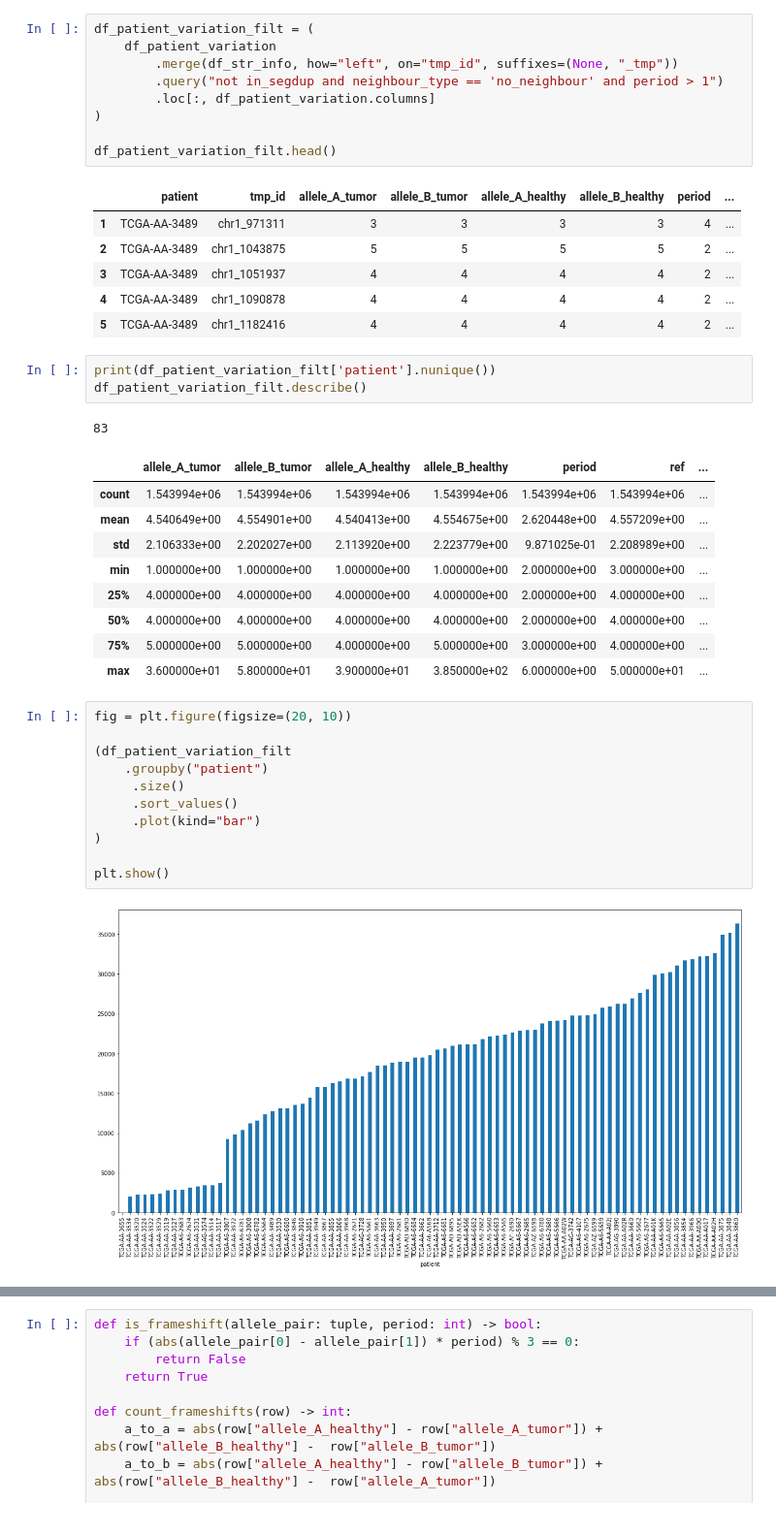
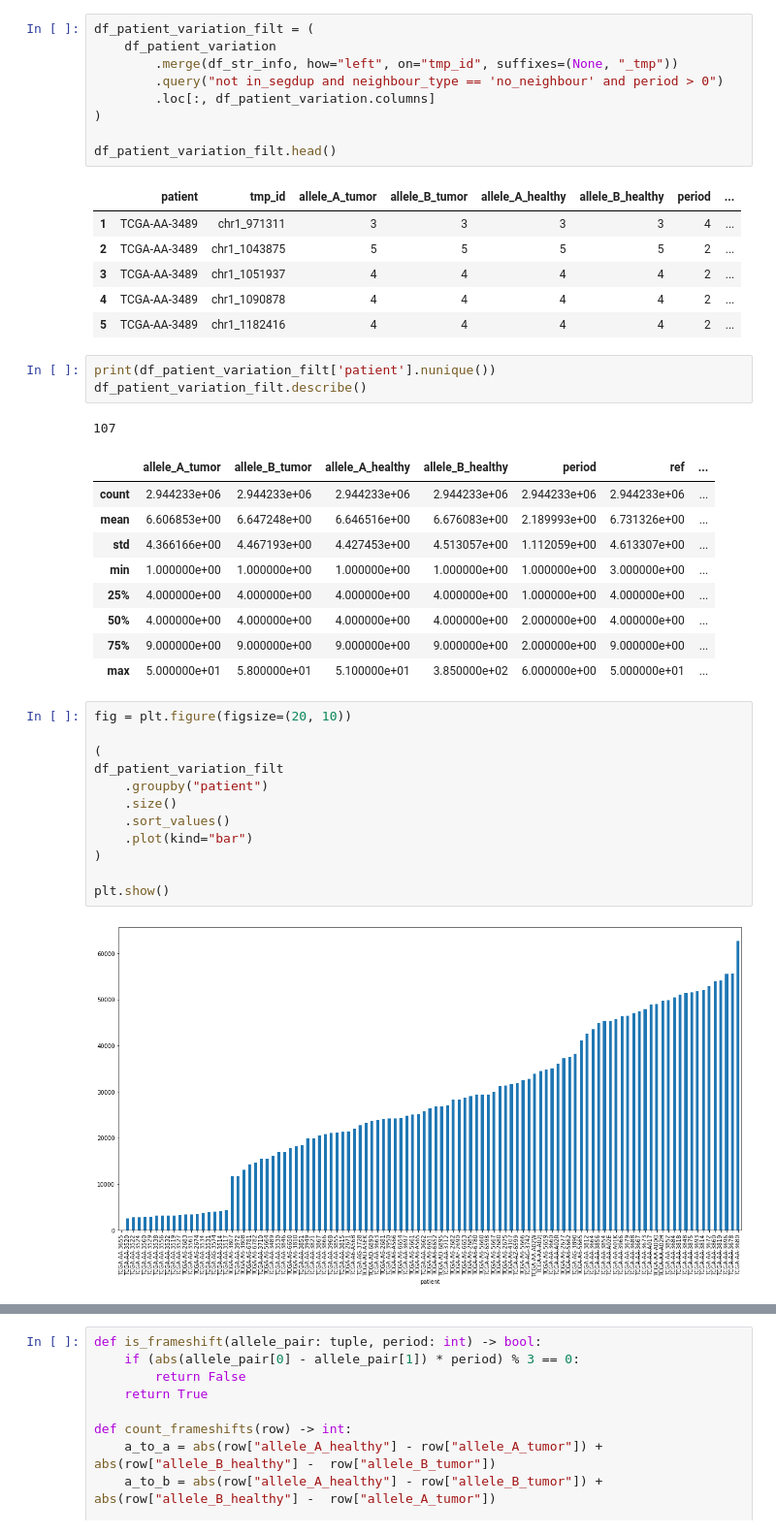
Before and after one commit to maverbiest/genotype_strs, a Jupyter notebook: scripts/analyse_variation/find_frameshifts.ipynb, the cells around one changed output, grey strips where cells are left out. Shown: that part at 97% size. Saved outputs shown, nothing was run; the diff lists cells and outputs as text.

```diff
--- a/scripts/analyse_variation/find_frameshifts.ipynb
+++ b/scripts/analyse_variation/find_frameshifts.ipynb
@@ -41,7 +46,7 @@ df_patient_variation[df_patient_variation["patient_len_diff"] > 0].head()
 df_patient_variation_filt = (
     df_patient_variation
         .merge(df_str_info, how="left", on="tmp_id", suffixes=(None, "_tmp"))
-        .query("not in_segdup and neighbour_type == 'no_neighbour' and period > 1")
+        .query("not in_segdup and neighbour_type == 'no_neighbour' and period > 0")
         .loc[:, df_patient_variation.columns]
 )
 
@@ -57,29 +62,30 @@ df_patient_variation_filt.head()
 print(df_patient_variation_filt['patient'].nunique())
 df_patient_variation_filt.describe()
 # %% [output]
-83
+107
 |  | allele_A_tumor | allele_B_tumor | allele_A_healthy | allele_B_healthy | period | ref | ... |
-| count | 1.543994e+06 | 1.543994e+06 | 1.543994e+06 | 1.543994e+06 | 1.543994e+06 | 1.543994e+06 | ... |
-| mean | 4.540649e+00 | 4.554901e+00 | 4.540413e+00 | 4.554675e+00 | 2.620448e+00 | 4.557209e+00 | ... |
-| std | 2.106333e+00 | 2.202027e+00 | 2.113920e+00 | 2.223779e+00 | 9.871025e-01 | 2.208989e+00 | ... |
-| min | 1.000000e+00 | 1.000000e+00 | 1.000000e+00 | 1.000000e+00 | 2.000000e+00 | 3.000000e+00 | ... |
-| 25% | 4.000000e+00 | 4.000000e+00 | 4.000000e+00 | 4.000000e+00 | 2.000000e+00 | 4.000000e+00 | ... |
+| count | 2.944233e+06 | 2.944233e+06 | 2.944233e+06 | 2.944233e+06 | 2.944233e+06 | 2.944233e+06 | ... |
+| mean | 6.606853e+00 | 6.647248e+00 | 6.646516e+00 | 6.676083e+00 | 2.189993e+00 | 6.731326e+00 | ... |
+| std | 4.366166e+00 | 4.467193e+00 | 4.427453e+00 | 4.513057e+00 | 1.112059e+00 | 4.613307e+00 | ... |
+| min | 1.000000e+00 | 1.000000e+00 | 1.000000e+00 | 1.000000e+00 | 1.000000e+00 | 3.000000e+00 | ... |
+| 25% | 4.000000e+00 | 4.000000e+00 | 4.000000e+00 | 4.000000e+00 | 1.000000e+00 | 4.000000e+00 | ... |
 | 50% | 4.000000e+00 | 4.000000e+00 | 4.000000e+00 | 4.000000e+00 | 2.000000e+00 | 4.000000e+00 | ... |
-| 75% | 5.000000e+00 | 5.000000e+00 | 4.000000e+00 | 5.000000e+00 | 3.000000e+00 | 4.000000e+00 | ... |
-| max | 3.600000e+01 | 5.800000e+01 | 3.900000e+01 | 3.850000e+02 | 6.000000e+00 | 5.000000e+01 | ... |
+| 75% | 9.000000e+00 | 9.000000e+00 | 9.000000e+00 | 9.000000e+00 | 2.000000e+00 | 9.000000e+00 | ... |
+| max | 5.000000e+01 | 5.800000e+01 | 5.100000e+01 | 3.850000e+02 | 6.000000e+00 | 5.000000e+01 | ... |
 # %%
 fig = plt.figure(figsize=(20, 10))
 
-(df_patient_variation_filt
+(
+df_patient_variation_filt
     .groupby("patient")
-     .size()
-     .sort_values()
-     .plot(kind="bar")
+    .size()
+    .sort_values()
+    .plot(kind="bar")
 )
 
 plt.show()
 # %% [output]
-[figure, old version]
+[figure, new version]
 # %%
 df_patient_variation_filt = (
     df_patient_variation_filt
```
Also changed, not shown: parts of 15 cells of this notebook, 2 other files.
